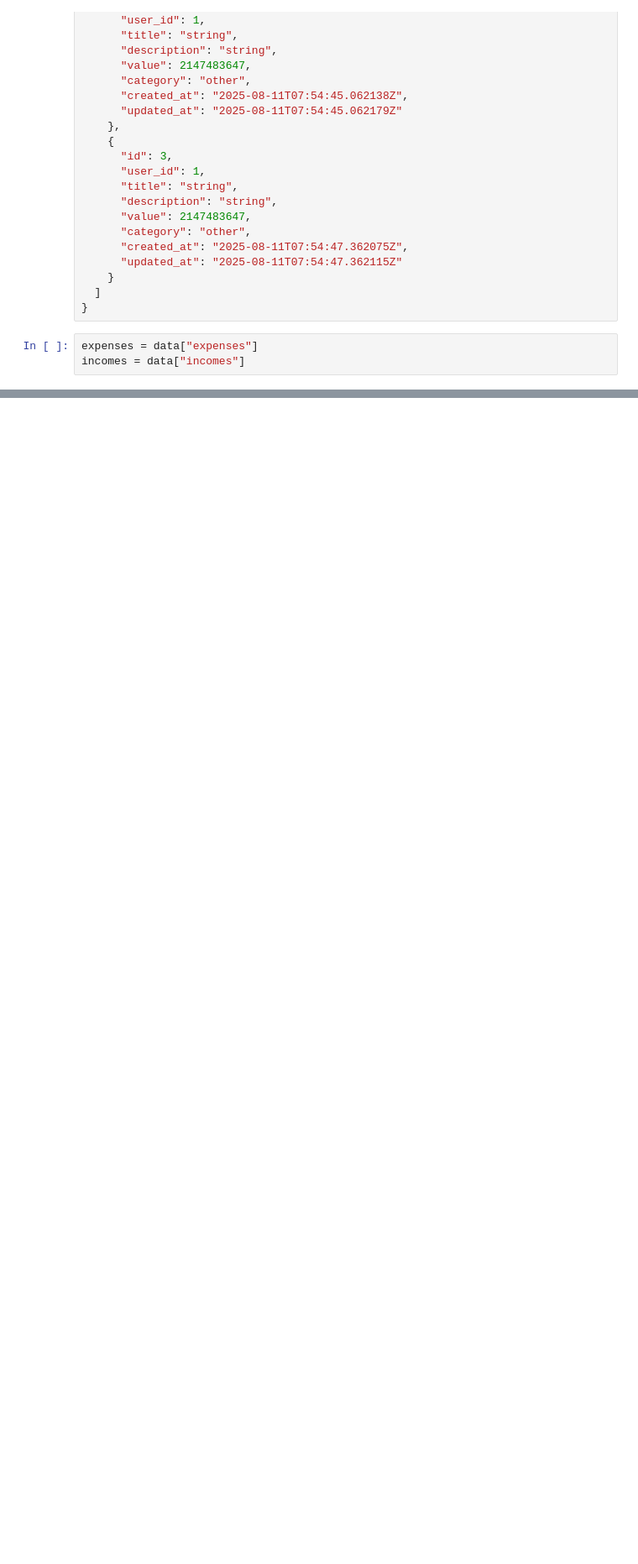
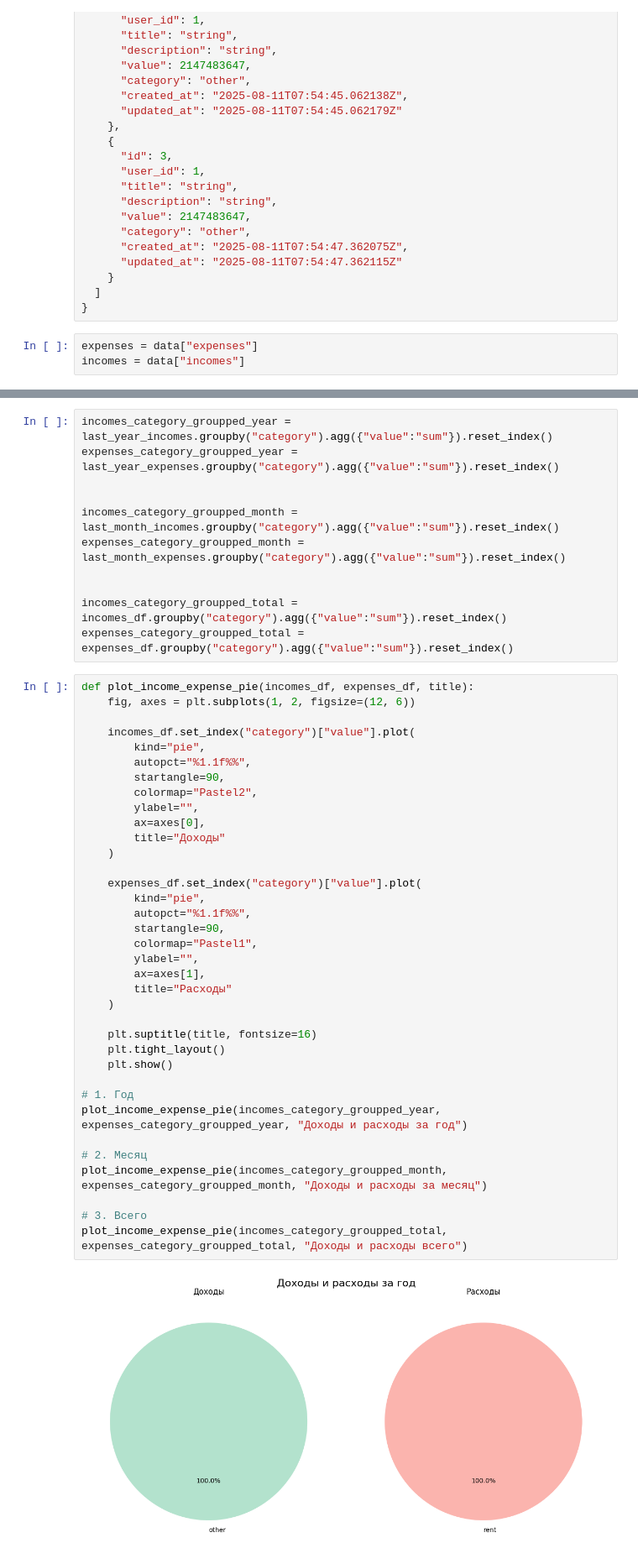
Before and after one commit to Segun228/spends_tracker_backend, a Jupyter notebook: backend/analytics/pipe.ipynb, the cells around one changed output, grey strips where cells are left out. Shown at 84% size. Cells and saved outputs as stored; diff of their text form; blank space fills up the shorter version.

```diff
--- a/backend/analytics/pipe.ipynb
+++ b/backend/analytics/pipe.ipynb
@@ -141,0 +158,49 @@ SyntaxError: invalid syntax (1966900666.py, line 2)
+# %%
+incomes_category_groupped_year = last_year_incomes.groupby("category").agg({"value":"sum"}).reset_index()
+expenses_category_groupped_year = last_year_expenses.groupby("category").agg({"value":"sum"}).reset_index()
+
+
+incomes_category_groupped_month = last_month_incomes.groupby("category").agg({"value":"sum"}).reset_index()
+expenses_category_groupped_month = last_month_expenses.groupby("category").agg({"value":"sum"}).reset_index()
+
+
+incomes_category_groupped_total = incomes_df.groupby("category").agg({"value":"sum"}).reset_index()
+expenses_category_groupped_total = expenses_df.groupby("category").agg({"value":"sum"}).reset_index()
+# %%
+def plot_income_expense_pie(incomes_df, expenses_df, title):
+    fig, axes = plt.subplots(1, 2, figsize=(12, 6))
+
+    incomes_df.set_index("category")["value"].plot(
+        kind="pie",
+        autopct="%1.1f%%",
+        startangle=90,
+        colormap="Pastel2",
+        ylabel="",
+        ax=axes[0],
+        title="Доходы"
+    )
+
+    expenses_df.set_index("category")["value"].plot(
+        kind="pie",
+        autopct="%1.1f%%",
+        startangle=90,
+        colormap="Pastel1",
+        ylabel="",
+        ax=axes[1],
+        title="Расходы"
+    )
+
+    plt.suptitle(title, fontsize=16)
+    plt.tight_layout()
+    plt.show()
+
+# 1. Год
+plot_income_expense_pie(incomes_category_groupped_year, expenses_category_groupped_year, "Доходы и расходы за год")
+
+# 2. Месяц
+plot_income_expense_pie(incomes_category_groupped_month, expenses_category_groupped_month, "Доходы и расходы за месяц")
+
+# 3. Всего
+plot_income_expense_pie(incomes_category_groupped_total, expenses_category_groupped_total, "Доходы и расходы всего")
+# %% [output]
+[figure, added]
```
Also changed, not shown: parts of 7 cells of this notebook, 3 other files.
